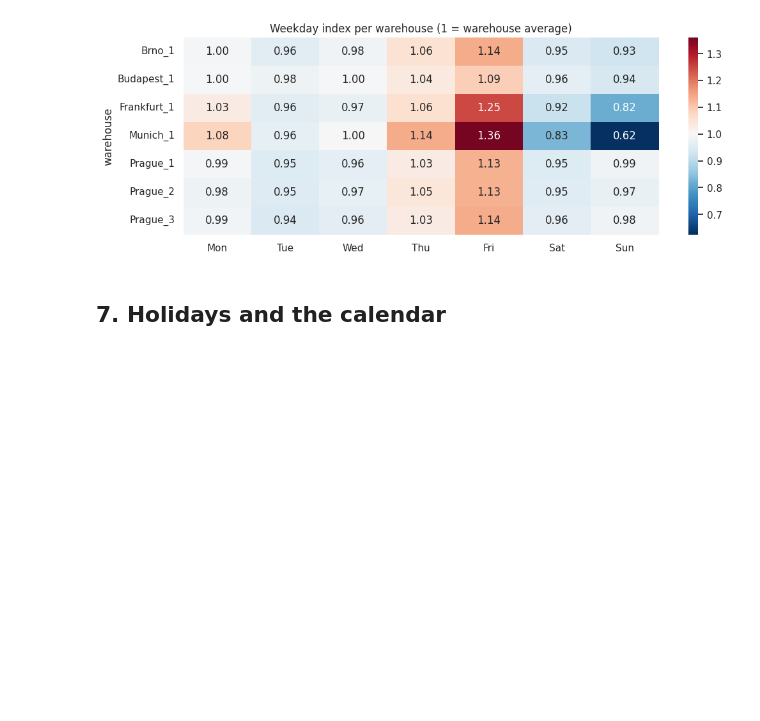
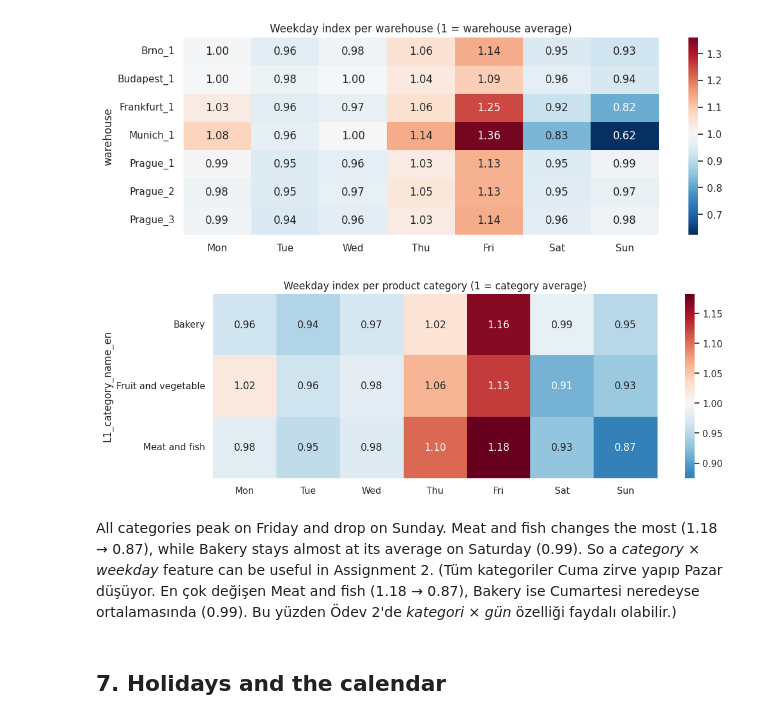
Before and after one commit to AliOsmanBltt/GROUP53_CENG313, a Jupyter notebook: assignment1_eda_baseline.ipynb, the cells around one changed output. Cells and saved outputs as stored; diff of their text form; code cells hidden in the pictures; blank space fills up the shorter version.

Commit message:
Colab kullanılarak oluşturuldu   Add weekday profile for productt category

```diff
--- a/assignment1_eda_baseline.ipynb
+++ b/assignment1_eda_baseline.ipynb
@@ -304,6 +304,19 @@ ax.set_title("Weekday index per warehouse (1 = warehouse average)")
 plt.show()
 # %% [output]
 [figure]
+# %%
+# weekday profile per L1 category , mormalised by thee categoryy mean
+prof_cat = train.pivot_table(index="L1_category_name_en",   # değişiklik 1: depo yerine kategori ekledim
+                             columns="dayofweek", values="sales", aggfunc="mean")
+prof_cat = prof_cat.div(prof_cat.mean(axis=1), axis=0)      # değişiklik 2: değişken adı prof_cat ekledim
+prof_cat.columns = days
+ax = sns.heatmap(prof_cat, annot=True, fmt=".2f", cmap="RdBu_r", center=1)
+ax.set_title("Weekday index per product category (1 = category average)")  # değişiklik 3: başlık ekledim
+plt.show()
+# %% [output]
+[figure, added]
+# %% [markdown]
+All categories peak on Friday and drop on Sunday. Meat and fish changes the most (1.18 → 0.87), while Bakery stays almost at its average on Saturday (0.99). So a *category × weekday* feature can be useful in Assignment 2. (Tüm kategoriler Cuma zirve yapıp Pazar düşüyor. En çok değişen Meat and fish (1.18 → 0.87), Bakery ise Cumartesi neredeyse ortalamasında (0.99). Bu yüzden Ödev 2'de *kategori × gün* özelliği faydalı olabilir.)
 # %% [markdown]
 ## 7. Holidays and the calendar
 # %%
```
Also changed, not shown: parts of 5 cells of this notebook.
